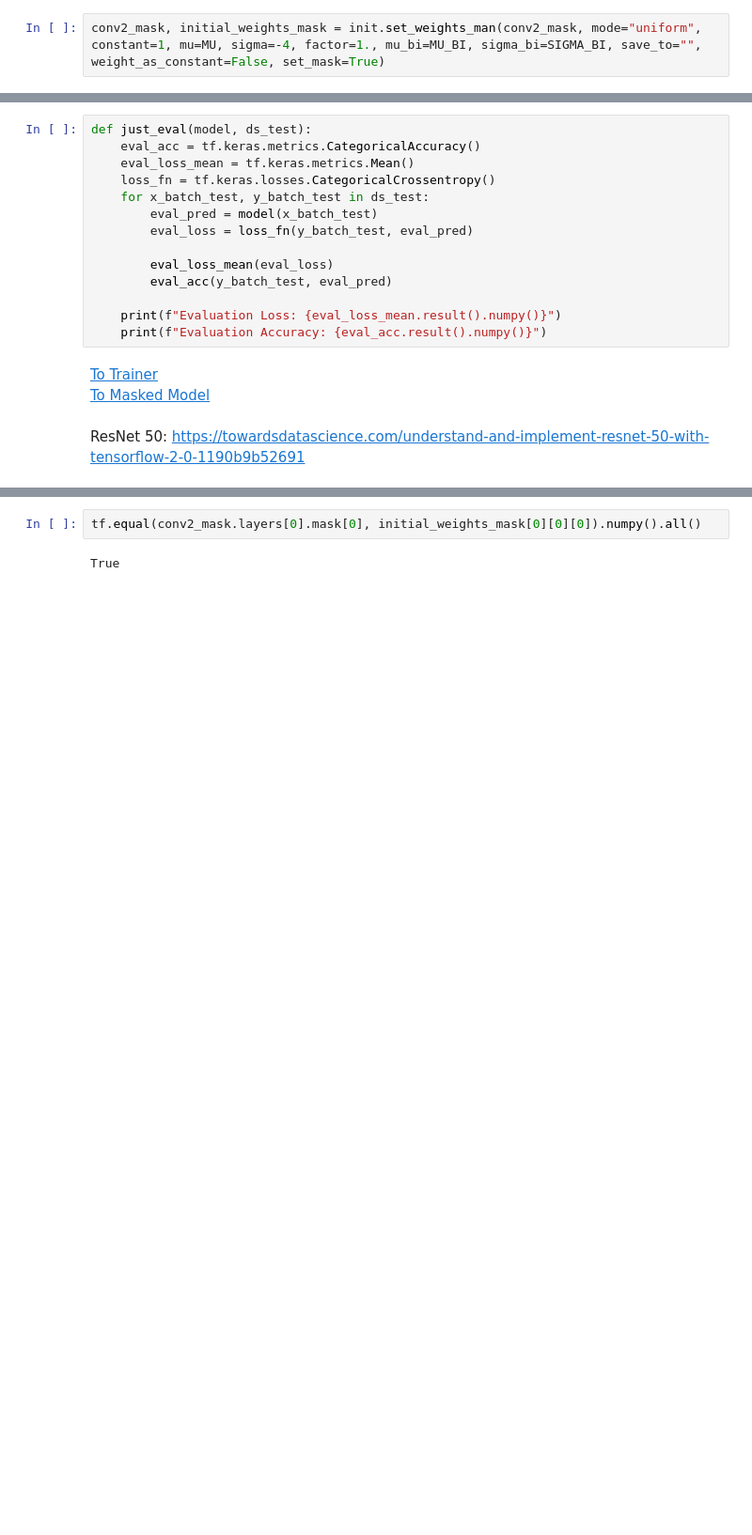
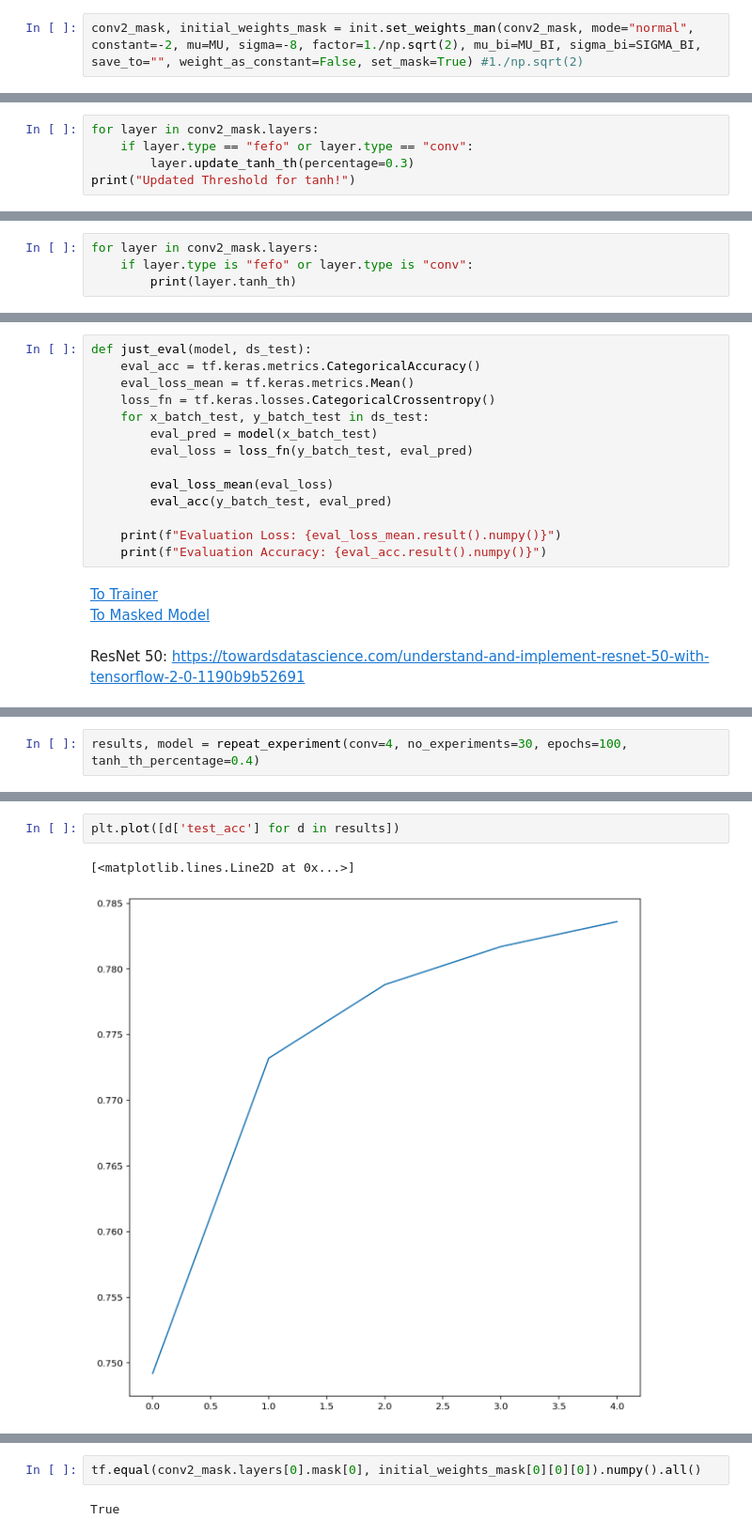
Before and after one commit to kosnil/signed_supermasks, a Jupyter notebook: supermask_experiments_cnn.ipynb, the cells around one changed output, grey strips where cells are left out. Shown at 94% size. Saved outputs shown, nothing was run; the diff lists cells and outputs as text; blank space fills up the shorter version.

```diff
--- a/supermask_experiments_cnn.ipynb
+++ b/supermask_experiments_cnn.ipynb
@@ -610,3 +844,3 @@ Glorot uniform with bound 0.1083
 # %%
-conv2_mask, initial_weights_mask = init.set_weights_man(conv2_mask, mode="uniform", constant=1, mu=MU, sigma=-4, factor=1., mu_bi=MU_BI, sigma_bi=SIGMA_BI, save_to="", weight_as_constant=False, set_mask=True)
+conv2_mask, initial_weights_mask = init.set_weights_man(conv2_mask, mode="normal", constant=-2, mu=MU, sigma=-8, factor=1./np.sqrt(2), mu_bi=MU_BI, sigma_bi=SIGMA_BI, save_to="", weight_as_constant=False, set_mask=True) #1./np.sqrt(2)
 # %% [output]
@@ -617,0 +1025,5 @@ Glorot uniform with bound 0.0078
+# %%
+for layer in conv2_mask.layers:
+    if layer.type == "fefo" or layer.type == "conv":
+        layer.update_tanh_th(percentage=0.3)
+print("Updated Threshold for tanh!")
@@ -617,0 +1032,4 @@ Glorot uniform with bound 0.0078
+# %%
+for layer in conv2_mask.layers:
+    if layer.type is "fefo" or layer.type is "conv":
+        print(layer.tanh_th)
@@ -656,0 +1237,2 @@ ResNet 50: https://towardsdatascience.com/understand-and-implement-resnet-50-wit
+# %%
+results, model = repeat_experiment(conv=4, no_experiments=30, epochs=100, tanh_th_percentage=0.4)
@@ -656,0 +1324,5 @@ ResNet 50: https://towardsdatascience.com/understand-and-implement-resnet-50-wit
+# %%
+plt.plot([d['test_acc'] for d in results])
+# %% [output]
+[<matplotlib.lines.Line2D at 0x...>]
+[figure, added]
```
Also changed, not shown: parts of 144 cells of this notebook, 3 other files.
